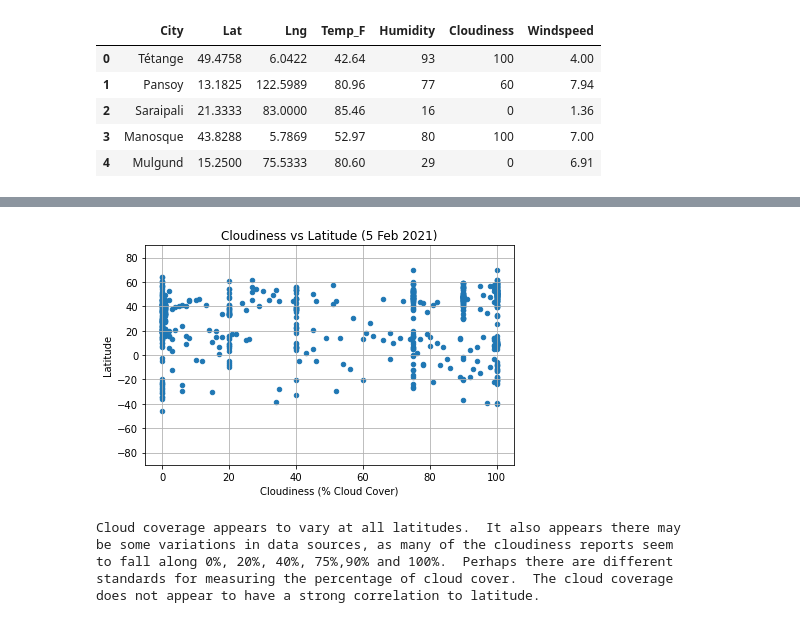
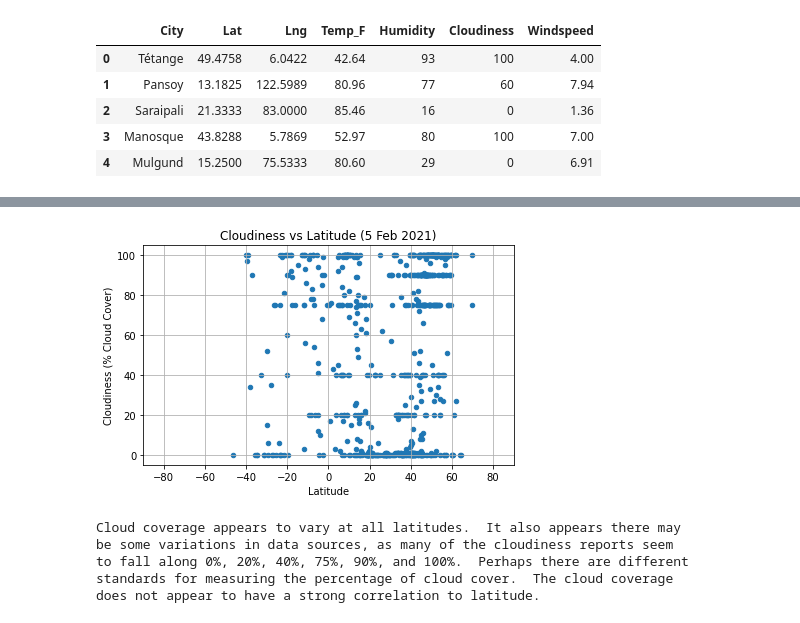
Before and after one commit to ritiktonger/weather-app, a Jupyter notebook: WeatherPy/WeatherPy.ipynb, the cells around one changed output, grey strips where cells are left out. Saved outputs shown, nothing was run; the diff lists cells and outputs as text; code cells hidden in the pictures.

```diff
--- a/WeatherPy/WeatherPy.ipynb
+++ b/WeatherPy/WeatherPy.ipynb
@@ -140,20 +141,20 @@ Southern Hemisphere, likely due to more land mass up North.  Humidity appears
 to be lower near the equator, which may be due to dryer areas like the
 southwest United States and Saharan Africa.
 # %%
-randomWeather.plot(kind='scatter',x='Cloudiness',y='Lat')
+randomWeather.plot(kind='scatter',y='Cloudiness', x='Lat')
 plt.grid(b=True,which='major',axis='both')
-plt.xlabel('Cloudiness (% Cloud Cover)')
-plt.ylabel('Latitude')
-plt.ylim(-90,90)
+plt.ylabel('Cloudiness (% Cloud Cover)')
+plt.xlabel('Latitude')
+plt.xlim(-90,90)
 plt.title('Cloudiness vs Latitude (5 Feb 2021)')
 plt.tight_layout()
 plt.show()
-print(f"Cloud coverage appears to vary at all latitudes.  It also appears there may \nbe some variations in data sources, as many of the cloudiness reports seem \nto fall along 0%, 20%, 40%, 75%,90% and 100%.  Perhaps there are different \nstandards for measuring the percentage of cloud cover.  The cloud coverage \ndoes not appear to have a strong correlation to latitude.")
+print(f"Cloud coverage appears to vary at all latitudes.  It also appears there may \nbe some variations in data sources, as many of the cloudiness reports seem \nto fall along 0%, 20%, 40%, 75%, 90%, and 100%.  Perhaps there are different \nstandards for measuring the percentage of cloud cover.  The cloud coverage \ndoes not appear to have a strong correlation to latitude.")
 # %% [output]
-[figure, old version]
+[figure, new version]
 Cloud coverage appears to vary at all latitudes.  It also appears there may
 be some variations in data sources, as many of the cloudiness reports seem
-to fall along 0%, 20%, 40%, 75%,90% and 100%.  Perhaps there are different
+to fall along 0%, 20%, 40%, 75%, 90%, and 100%.  Perhaps there are different
 standards for measuring the percentage of cloud cover.  The cloud coverage
 does not appear to have a strong correlation to latitude.
 # %%
```
Also changed, not shown: parts of 13 cells of this notebook.
